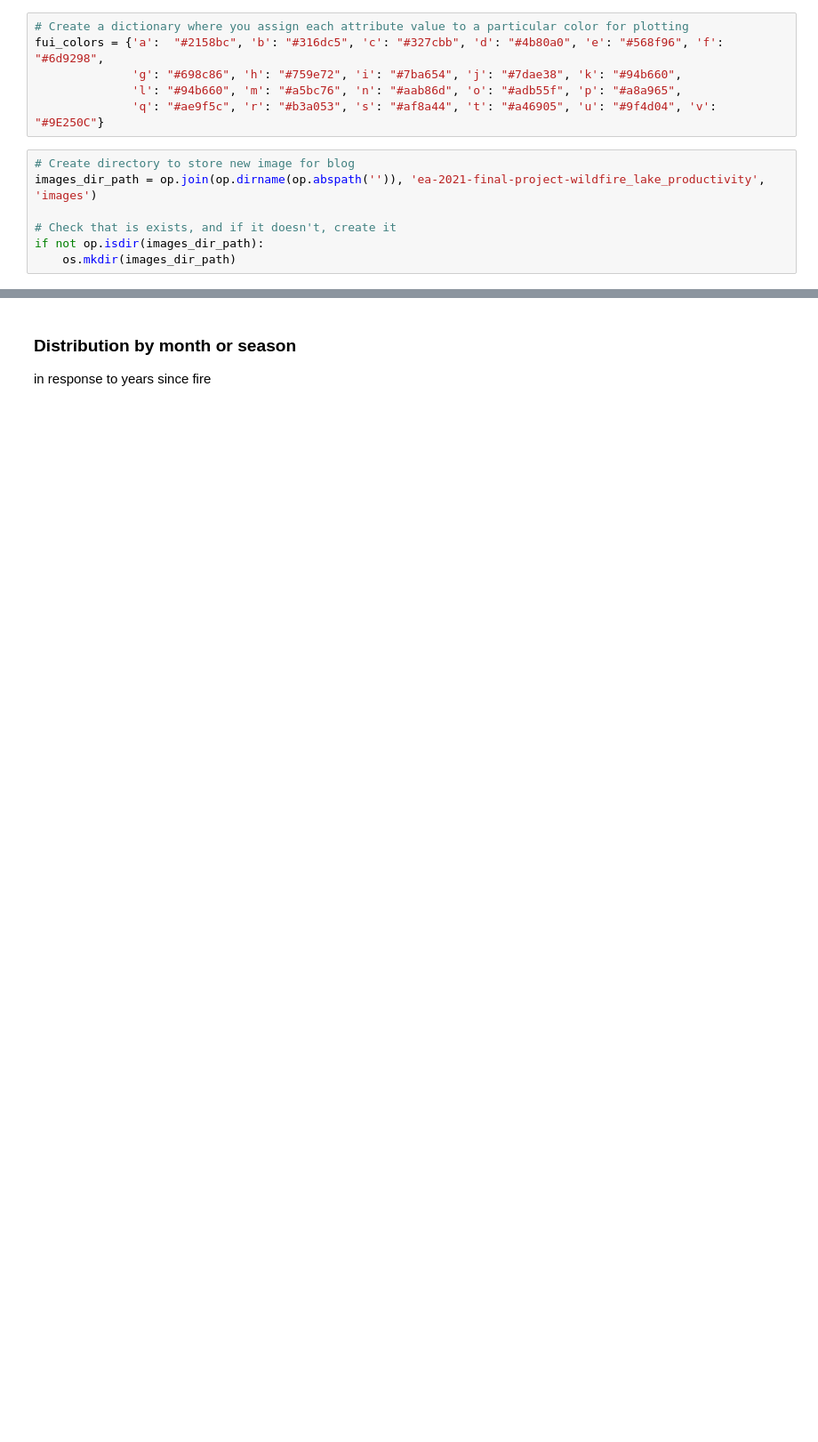
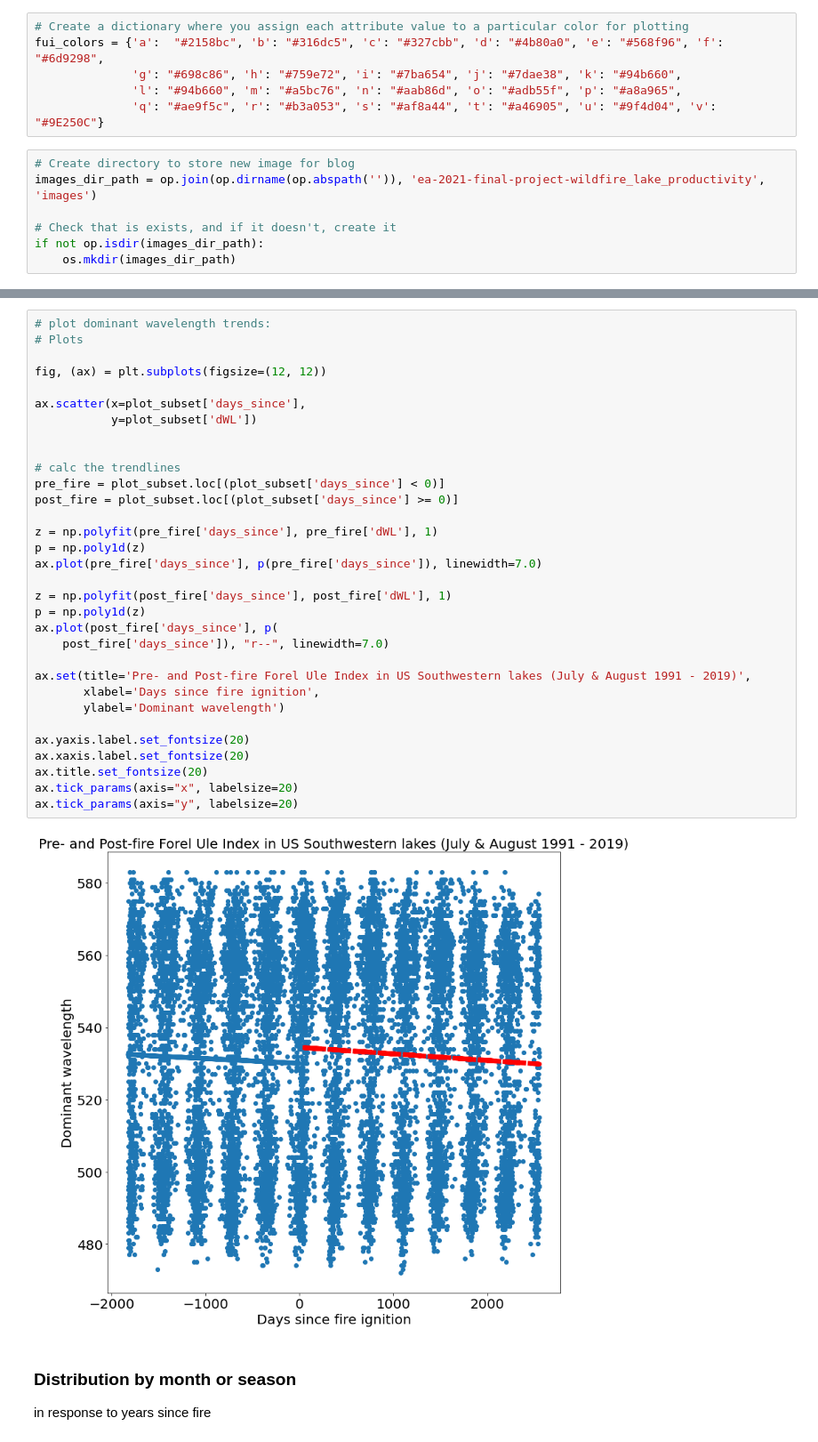
Before and after one commit to earthlab-education/ea-2021-final-project-wildfire_lake_productivity, a Jupyter notebook: data_collection_and_analysis_notebooks/02_observe_color_trends.ipynb, the cells around one changed output, grey strips where cells are left out. Shown at 89% size. Cells and saved outputs as stored; diff of their text form; blank space fills up the shorter version.

```diff
--- a/data_collection_and_analysis_notebooks/02_observe_color_trends.ipynb
+++ b/data_collection_and_analysis_notebooks/02_observe_color_trends.ipynb
@@ -340,3 +373,37 @@ ax.tick_params(axis="y", labelsize=20)
+# %%
+# plot dominant wavelength trends:
+# Plots
+
+fig, (ax) = plt.subplots(figsize=(12, 12))
+
+ax.scatter(x=plot_subset['days_since'],
+           y=plot_subset['dWL'])
+
+
+# calc the trendlines
+pre_fire = plot_subset.loc[(plot_subset['days_since'] < 0)]
+post_fire = plot_subset.loc[(plot_subset['days_since'] >= 0)]
+
+z = np.polyfit(pre_fire['days_since'], pre_fire['dWL'], 1)
+p = np.poly1d(z)
+ax.plot(pre_fire['days_since'], p(pre_fire['days_since']), linewidth=7.0)
+
+z = np.polyfit(post_fire['days_since'], post_fire['dWL'], 1)
+p = np.poly1d(z)
+ax.plot(post_fire['days_since'], p(
+    post_fire['days_since']), "r--", linewidth=7.0)
+
+ax.set(title='Pre- and Post-fire Forel Ule Index in US Southwestern lakes (July & August 1991 - 2019)',
+       xlabel='Days since fire ignition',
+       ylabel='Dominant wavelength')
+
+ax.yaxis.label.set_fontsize(20)
+ax.xaxis.label.set_fontsize(20)
+ax.title.set_fontsize(20)
+ax.tick_params(axis="x", labelsize=20)
+ax.tick_params(axis="y", labelsize=20)
+# %% [output]
+[figure, added]
 # %% [markdown]
 ### Distribution by month or season
 in response to years since fire
```
Also changed, not shown: parts of 21 cells of this notebook, 7 other files.
